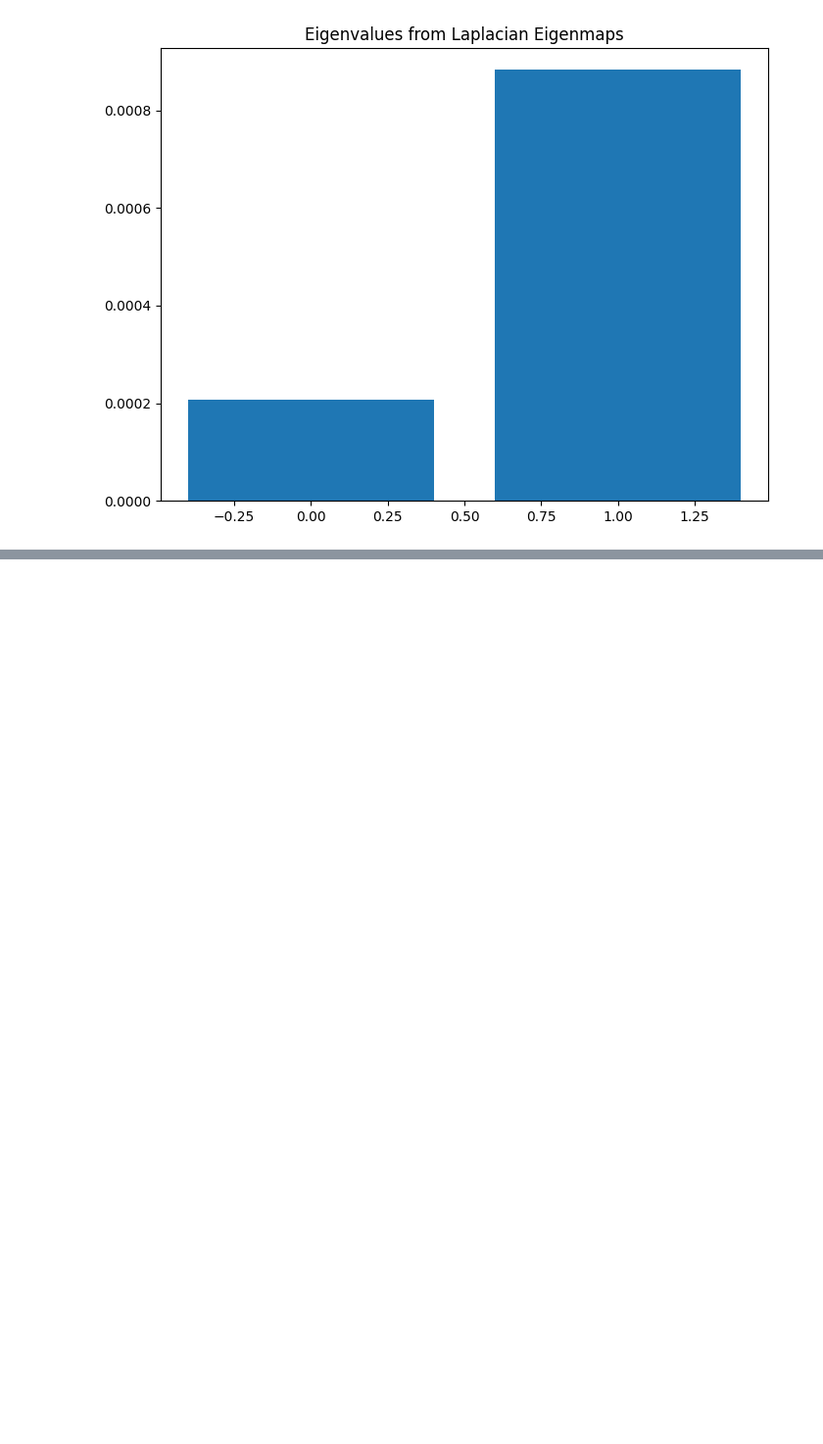
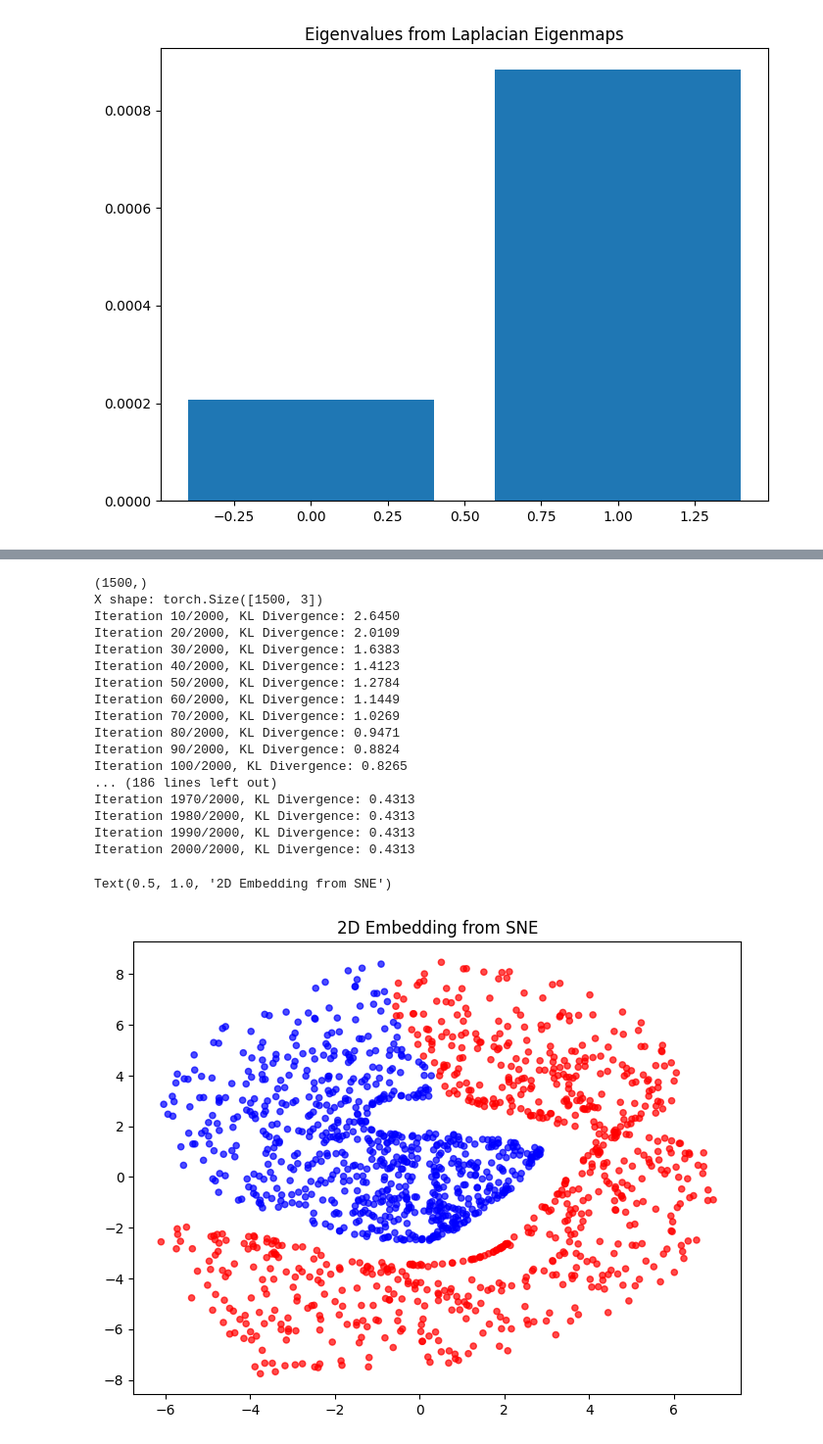
Before and after one commit to shadyalattarr/Data-Mining-Assignments, a Jupyter notebook: Lab 2/lab_2.ipynb, the cells around one changed output, grey strips where cells are left out. Shown at 98% size. Saved outputs shown, nothing was run; the diff lists cells and outputs as text; code cells hidden in the pictures; blank space fills up the shorter version.

```diff
--- a/Lab 2/lab_2.ipynb
+++ b/Lab 2/lab_2.ipynb
@@ -304,0 +362,27 @@ plt.show()
+# %%
+print(y.shape)
+embedding = SNE(X, sigma=2.0, n_components=2, n_iterations=2000, learning_rate=0.1)
+
+plt.figure(figsize=(8, 6))
+plt.scatter(embedding[:, 0], embedding[:, 1], c=y, cmap='bwr', alpha=0.7, s=20)
+plt.title("2D Embedding from SNE")
+# %% [output]
+(1500,)
+X shape: torch.Size([1500, 3])
+Iteration 10/2000, KL Divergence: 2.6450
+Iteration 20/2000, KL Divergence: 2.0109
+Iteration 30/2000, KL Divergence: 1.6383
+Iteration 40/2000, KL Divergence: 1.4123
+Iteration 50/2000, KL Divergence: 1.2784
+Iteration 60/2000, KL Divergence: 1.1449
+Iteration 70/2000, KL Divergence: 1.0269
+Iteration 80/2000, KL Divergence: 0.9471
+Iteration 90/2000, KL Divergence: 0.8824
+Iteration 100/2000, KL Divergence: 0.8265
+... (186 lines left out)
+Iteration 1970/2000, KL Divergence: 0.4313
+Iteration 1980/2000, KL Divergence: 0.4313
+Iteration 1990/2000, KL Divergence: 0.4313
+Iteration 2000/2000, KL Divergence: 0.4313
+Text(0.5, 1.0, '2D Embedding from SNE')
+[figure, added]
```
Also changed, not shown: parts of 4 cells of this notebook, 1 other file.
